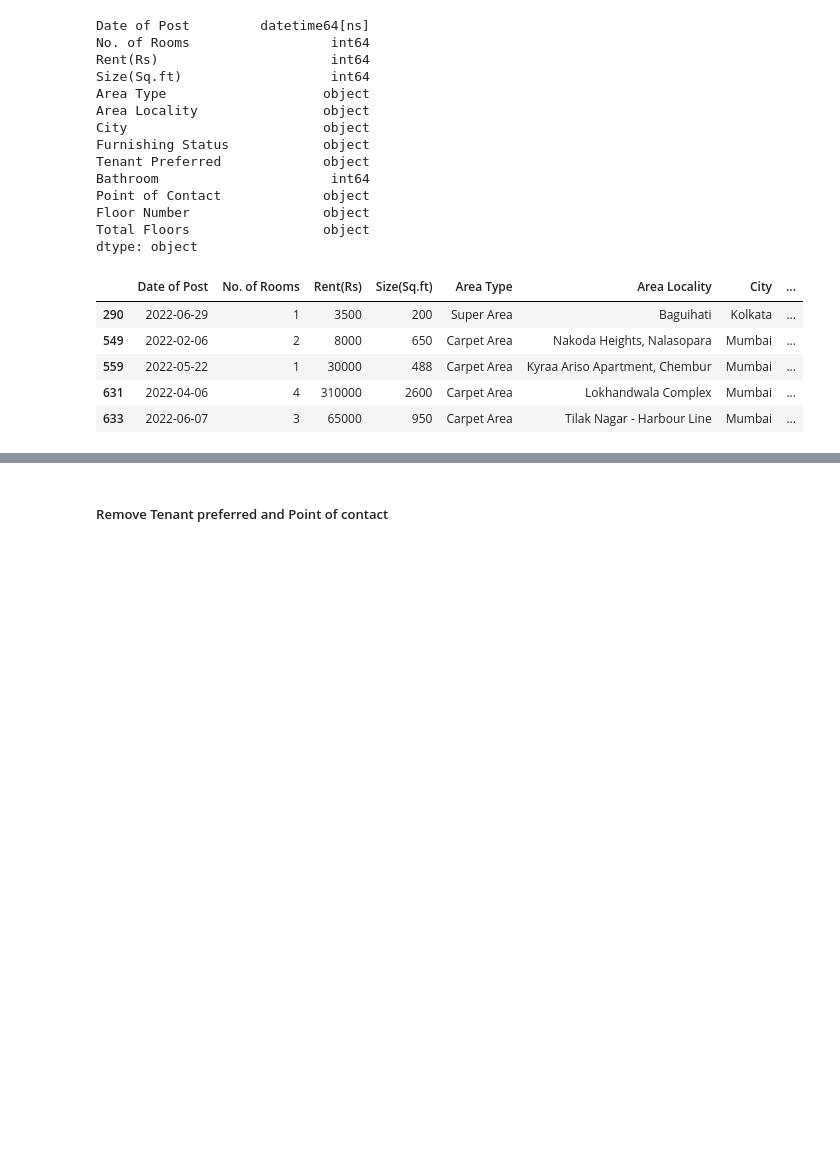
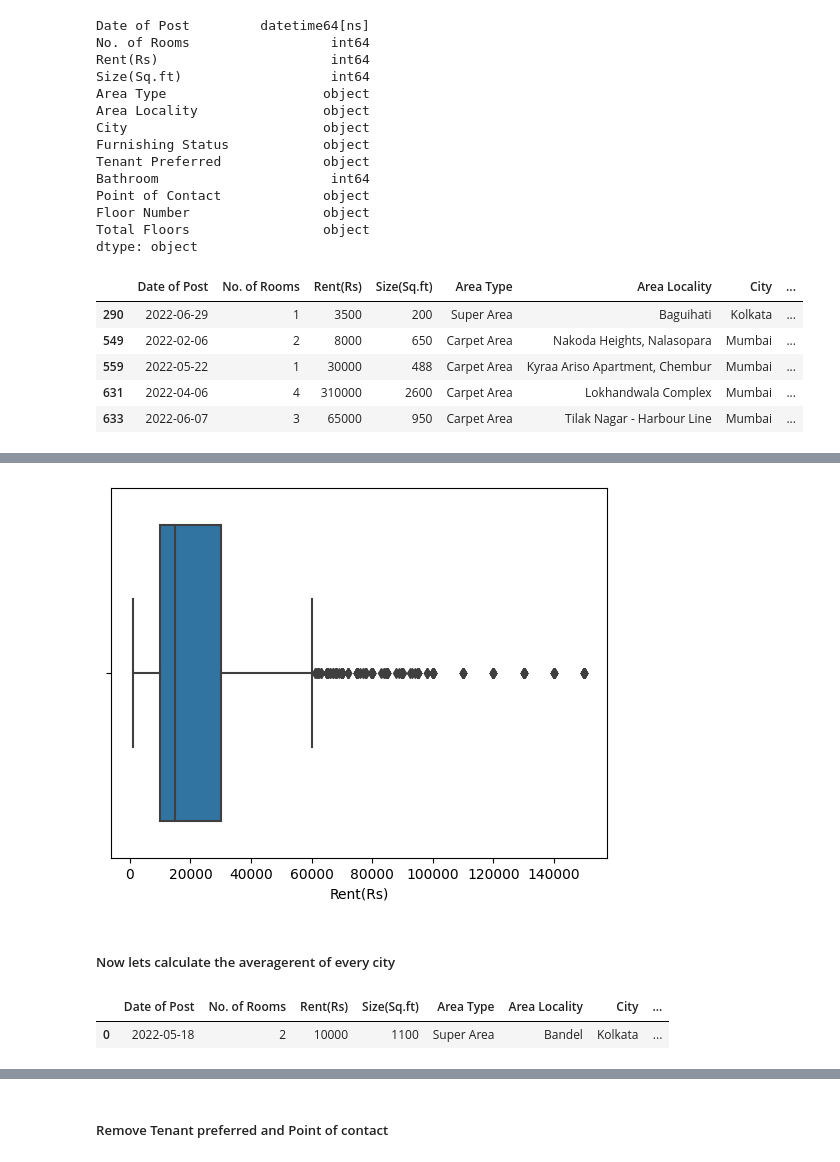
Before and after one commit to Elisha-George/Rent-Prediction__Using-Data-Science, a Jupyter notebook: IDS_Pandas_File.ipynb, the cells around one changed output, grey strips where cells are left out. Drawn from its saved outputs; the diff is of its cells as text; code cells hidden in the pictures; blank space fills up the shorter version.

```diff
--- a/IDS_Pandas_File.ipynb
+++ b/IDS_Pandas_File.ipynb
@@ -310,0 +324,7 @@ all_data = all_data[all_data['Floor Number'].str[0] != 'U']
+# %%
+# when the chart's tail is longer on its right side and its peak veers to the left
+
+sns.boxplot(x = all_data['Rent(Rs)'][all_data['Rent(Rs)'] <= 150000])
+plt.show()
+# %% [output]
+[figure, added]
@@ -310,0 +333,7 @@ all_data = all_data[all_data['Floor Number'].str[0] != 'U']
+# %% [markdown]
+##### Now lets calculate the averagerent of every city
+# %%
+all_data.head(1)
+# %% [output]
+|  | Date of Post | No. of Rooms | Rent(Rs) | Size(Sq.ft) | Area Type | Area Locality | City | ... |
+| 0 | 2022-05-18 | 2 | 10000 | 1100 | Super Area | Bandel | Kolkata | ... |
```
Also changed, not shown: parts of 48 cells of this notebook, 1 other file.
